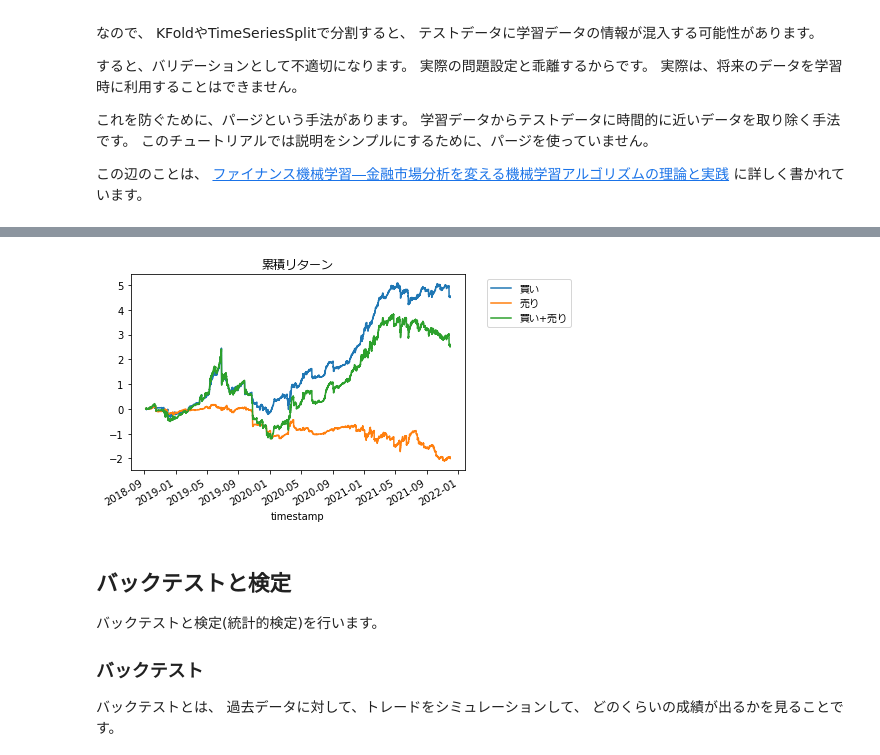
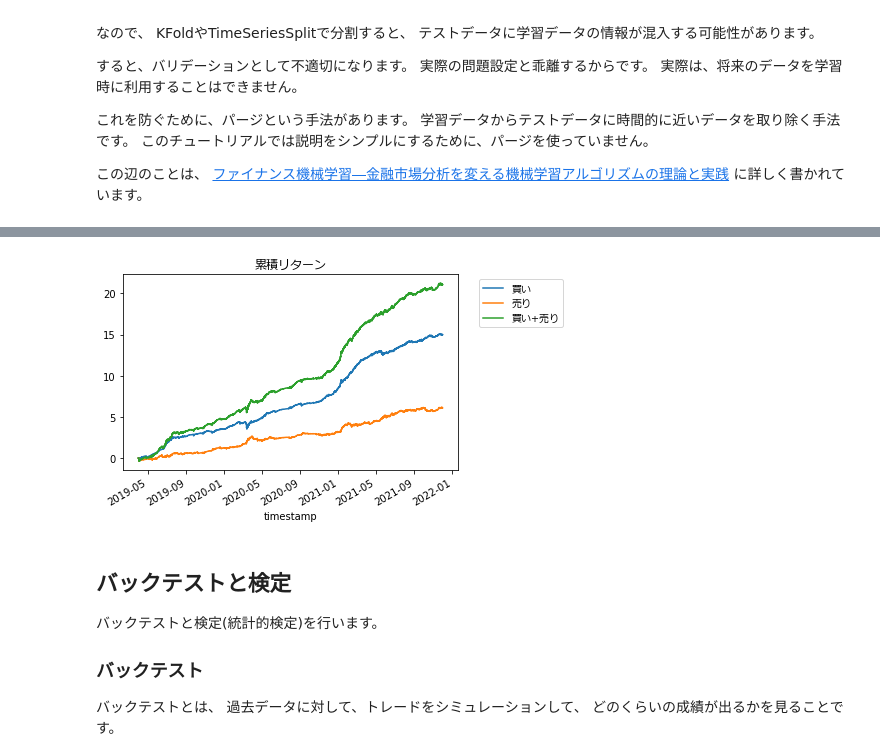
Before and after one commit to yydevelop/bot, a Jupyter notebook: mlbot.ipynb, the cells around one changed output, grey strips where cells are left out. Saved outputs shown, nothing was run; the diff lists cells and outputs as text; code cells hidden in the pictures.

```diff
--- a/mlbot.ipynb
+++ b/mlbot.ipynb
@@ -698,10 +788,87 @@ KFoldやTimeSeriesSplitで分割すると、
 # %%
 df = pd.read_pickle('df_y.pkl')
+
+features = sorted([
+#     'ADX',
+#     'ADXR',
+#     'APO',
+#     'AROON_aroondown',
+#     'AROON_aroonup',
+#     'AROONOSC',
+#     'CCI',
+#     'DX',
+#     'MACD_macd',
+#     'MACD_macdsignal',
+#     'MACD_macdhist',
+#     'MFI',
+# #     'MINUS_DI',
+# #     'MINUS_DM',
+#     'MOM',
+# #     'PLUS_DI',
+# #     'PLUS_DM',
+#     'RSI',
+#     'STOCH_slowk',
+#     'STOCH_slowd',
+#     'STOCHF_fastk',
+# #     'STOCHRSI_fastd',
+#     'ULTOSC',
+#     'WILLR',
+# #     'ADOSC',
+# #     'NATR',
+#     'HT_DCPERIOD',
+#     'HT_DCPHASE',
+#     'HT_PHASOR_inphase',
+#     'HT_PHASOR_quadrature',
+#     'HT_TRENDMODE',
+#     'BETA',
+#     'LINEARREG',
+#     'LINEARREG_ANGLE',
+#     'LINEARREG_INTERCEPT',
+#     'LINEARREG_SLOPE',
+#     'STDDEV',
+#     'BBANDS_upperband',
+#     'BBANDS_middleband',
+#     'BBANDS_lowerband',
+#     'DEMA',
+#     'EMA',
+#     'HT_TRENDLINE',
+#     'KAMA',
+#     'MA',
+#     'MIDPOINT',
+#     'T3',
+#     'TEMA',
+#     'TRIMA',
+#     'WMA',
+    #追加
+    #'volume',
+    # 'VOL_EMA30',
+    # 'VOL_EMA100',
+    # 'VOL_EMA200',
+    # 'ATR',
+    'MACD_macd',
+    'RSI',
+    'RETURN_1',
+    'VOL_3',
+    'RETURN_3',
+    'MA_GAP_3',
+    'VOL_21',
+    'RETURN_21',
+    'MA_GAP_21',
+    'VOL_89',
+    'RETURN_89',
+    'MA_GAP_89',
+])
+
 df = df.dropna()
+display(df[features])
+
+from sklearn.metrics import mean_squared_error
+from sklearn.metrics import r2_score
 
 # モデル (コメントアウトで他モデルも試してみてください)
-model = RidgeCV(alphas=np.logspace(-7, 7, num=20))
-#model = lgb.LGBMRegressor(n_jobs=-1, random_state=1)
+#model = RidgeCV(alphas=np.logspace(-7, 7, num=20))
+model = lgb.LGBMRegressor(n_jobs=-1, random_state=1)
+
 
 # アンサンブル (コメントアウトを外して性能を比較してみてください)
 #model = BaggingRegressor(model, random_state=1, n_jobs=1)
@@ -714,17 +881,28 @@ model = RidgeCV(alphas=np.logspace(-7, 7, num=20))
 # joblib.dump(model, 'model_y_sell.xz', compress=True)
 
 # 通常のCV
-cv_indicies = list(KFold().split(df))
+#cv_indicies = list(KFold().split(df))
 # ウォークフォワード法
-# cv_indicies = list(TimeSeriesSplit().split(df))
+cv_indicies = list(TimeSeriesSplit().split(df))
 
 # OOS予測値を計算
 def my_cross_val_predict(estimator, X, y=None, cv=None):
     y_pred = y.copy()
     y_pred[:] = np.nan
+    count = 0
+    rmse=0
+    r2=0
     for train_idx, val_idx in cv:
         estimator.fit(X[train_idx], y[train_idx])
         y_pred[val_idx] = estimator.predict(X[val_idx])
+
+        mse = mean_squared_error(y[val_idx], y_pred[val_idx])
+
+        r2 += r2_score(y[val_idx], y_pred[val_idx])
+        rmse += np.sqrt(mse)
+        count+=1
+    print('RMSE :',rmse/count)
+    print('R2 :',r2/count)
     return y_pred
 
 df['y_pred_buy'] = my_cross_val_predict(model, df[features].values, df['y_buy'].values, cv=cv_indicies)
@@ -747,4 +943,4 @@ df.to_pickle('df_fit.pkl')
-[figure, old version]
+[figure, new version]
 # %% [markdown]
 ## バックテストと検定
 
```
Also changed, not shown: parts of 8 cells of this notebook, 35 other files.
